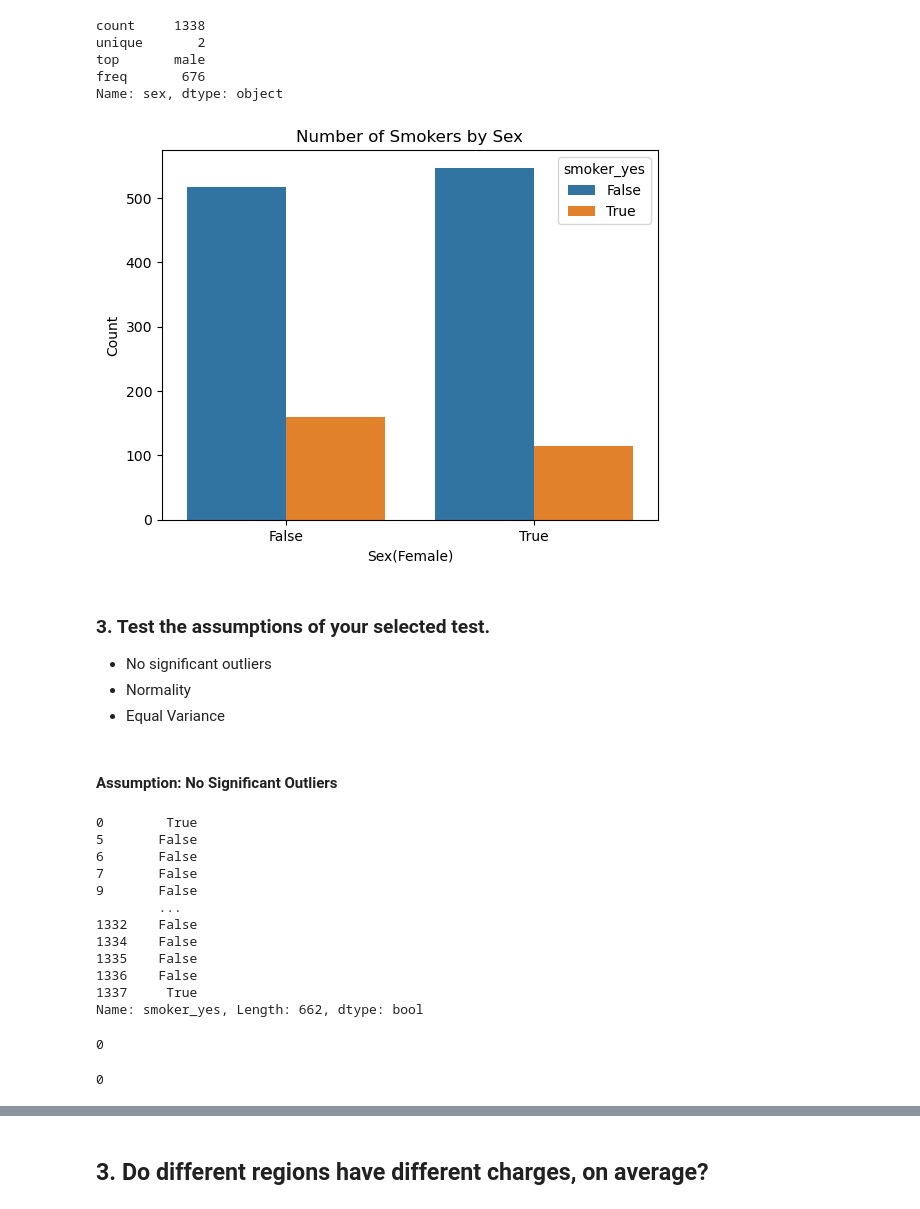
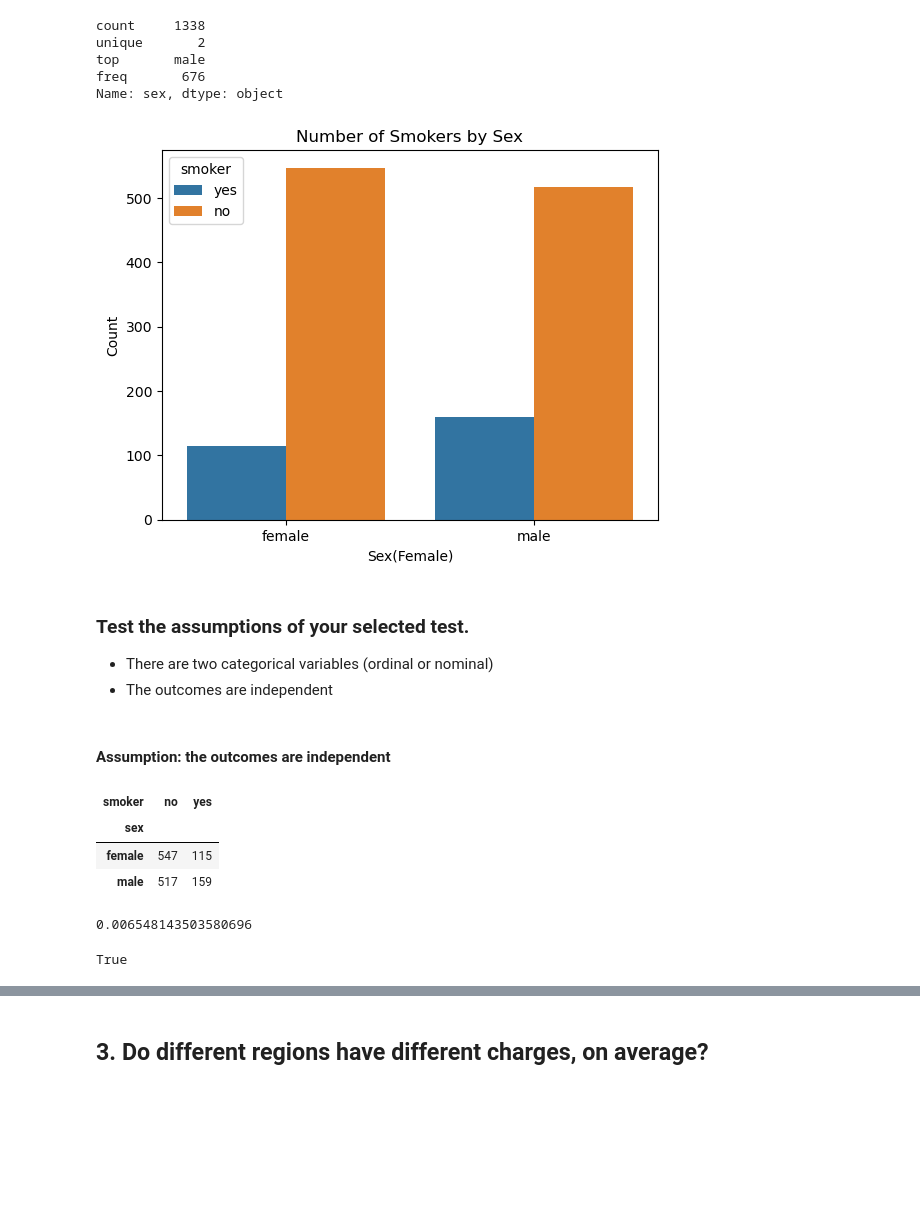
Before and after one commit to patelmedha/Hypothesis-Testing-with-Insurance-Data, a Jupyter notebook: Hypothesis Testing with Insurance Data.ipynb, the cells around one changed output, grey strips where cells are left out. Drawn from its saved outputs; the diff is of its cells as text; code cells hidden in the pictures; blank space fills up the shorter version.

```diff
--- a/Hypothesis Testing with Insurance Data.ipynb
+++ b/Hypothesis Testing with Insurance Data.ipynb
@@ -343,48 +343,36 @@ freq       676
 Name: sex, dtype: object
 # %%
 ## visualize the group means
-ax = sns.countplot(data=plot_df, x='female', hue='smoker_yes')
+ax = sns.countplot(data=df, x='sex', hue='smoker')
 ax.set_title('Number of Smokers by Sex')
 ax.set_xlabel('Sex(Female)')
 ax.set_ylabel('Count');
 # %% [output]
-[figure, old version]
+[figure, new version]
 # %% [markdown]
-### 3. Test the assumptions of your selected test.
-- No significant outliers
-- Normality
-- Equal Variance
+### Test the assumptions of your selected test.
+- There are two categorical variables (ordinal or nominal)
+- The outcomes are independent
 # %% [markdown]
-#### Assumption: No Significant Outliers
+#### Assumption: the outcomes are independent
 # %%
-# Checking Assumption of No Significant Outliers
-## Saving JUST the numeric col as final group variables
-female_group = female_df['smoker_yes']
-male_group = male_df['smoker_yes']
-female_group
+# calculate the contingency table with pd.cross-tab
+table = pd.crosstab(df['sex'], df['smoker'])
+table
 # %% [output]
-0        True
-5       False
-6       False
-7       False
-9       False
-        ...
-1332    False
-1334    False
-1335    False
-1336    False
-1337     True
-Name: smoker_yes, Length: 662, dtype: bool
+| smoker | no | yes |
+| sex |  |  |
+| female | 547 | 115 |
+| male | 517 | 159 |
 # %%
-## Check female group for outliers
-female_outliers = np.abs(stats.zscore(female_group)) > 3
-female_outliers.sum()
+# Run the Test and Save the Output
+result = stats.chi2_contingency(table)
+chi2, p, deg_free, expected_vals = result
-# %% [output]
-0
 # %%
-## Check male group for outliers
-male_outliers = np.abs(stats.zscore(male_group)) > 3
-male_outliers.sum()
+# What was our p-value?
+print(p)
+p<.05
 # %% [output]
-0
+0.006548143503580696
+True
 # %% [markdown]
```
Also changed, not shown: parts of 63 cells of this notebook, 1 other file.
